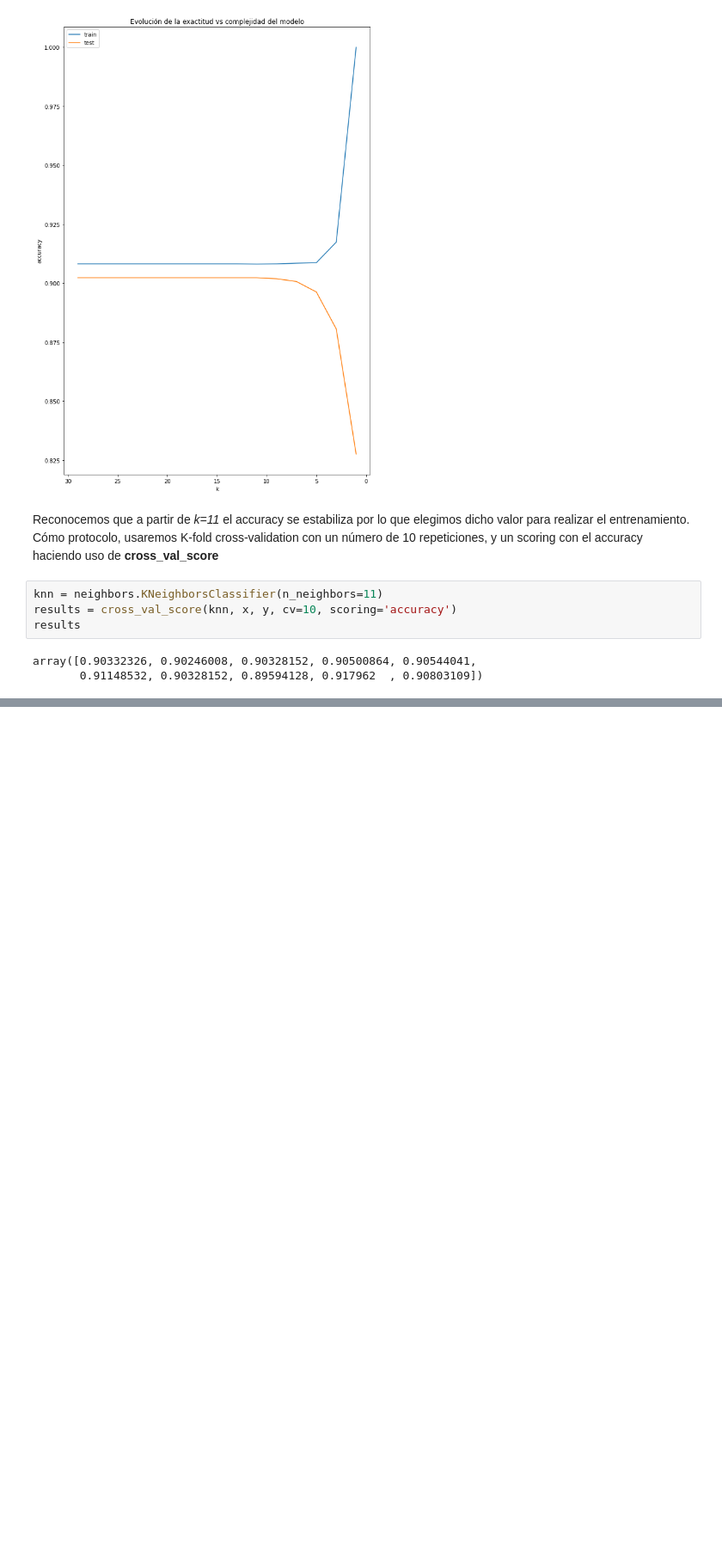
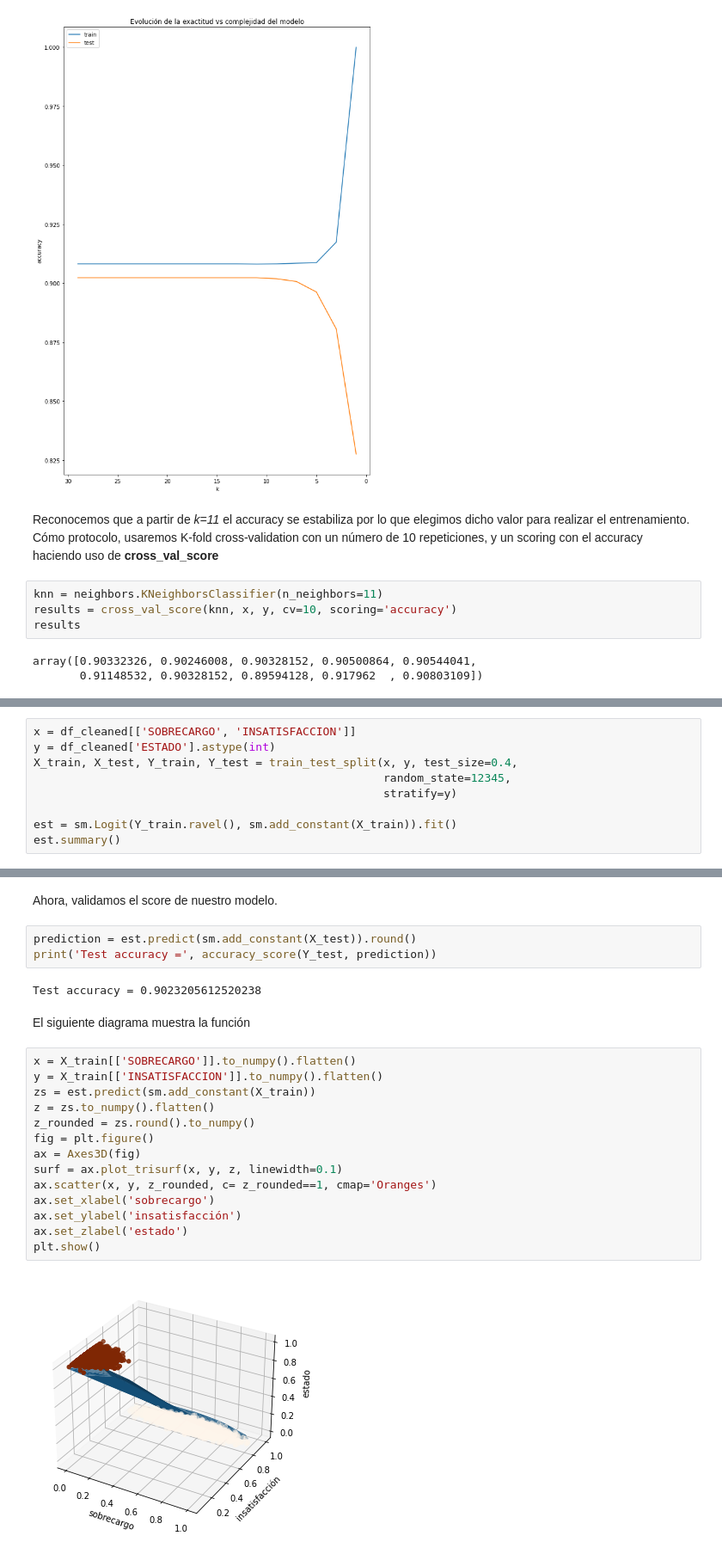
Before and after one commit to marcopza/DAProject, a Jupyter notebook: Proyecto Analítica de Datos.ipynb, the cells around one changed output, grey strips where cells are left out. Shown at 86% size. Drawn from its saved outputs; the diff is of its cells as text; blank space fills up the shorter version.

Commit message:
Add Logistic model

```diff
--- a/Proyecto Analítica de Datos.ipynb
+++ b/Proyecto Analítica de Datos.ipynb
@@ -312,0 +344,9 @@ array([0.90332326, 0.90246008, 0.90328152, 0.90500864, 0.90544041,
+# %%
+x = df_cleaned[['SOBRECARGO', 'INSATISFACCION']]
+y = df_cleaned['ESTADO'].astype(int)
+X_train, X_test, Y_train, Y_test = train_test_split(x, y, test_size=0.4,
+                                                    random_state=12345,
+                                                    stratify=y)
+
+est = sm.Logit(Y_train.ravel(), sm.add_constant(X_train)).fit()
+est.summary()
@@ -312,0 +369,25 @@ array([0.90332326, 0.90246008, 0.90328152, 0.90500864, 0.90544041,
+# %% [markdown]
+Ahora, validamos el score de nuestro modelo.
+# %%
+prediction = est.predict(sm.add_constant(X_test)).round()
+print('Test accuracy =', accuracy_score(Y_test, prediction))
+# %% [output]
+Test accuracy = 0.9023205612520238
+# %% [markdown]
+El siguiente diagrama muestra la función
+# %%
+x = X_train[['SOBRECARGO']].to_numpy().flatten()
+y = X_train[['INSATISFACCION']].to_numpy().flatten()
+zs = est.predict(sm.add_constant(X_train))
+z = zs.to_numpy().flatten()
+z_rounded = zs.round().to_numpy()
+fig = plt.figure()
+ax = Axes3D(fig)
+surf = ax.plot_trisurf(x, y, z, linewidth=0.1)
+ax.scatter(x, y, z_rounded, c= z_rounded==1, cmap='Oranges')
+ax.set_xlabel('sobrecargo')
+ax.set_ylabel('insatisfacción')
+ax.set_zlabel('estado')
+plt.show()
+# %% [output]
+[figure, added]
```
Also changed, not shown: parts of 8 cells of this notebook.
